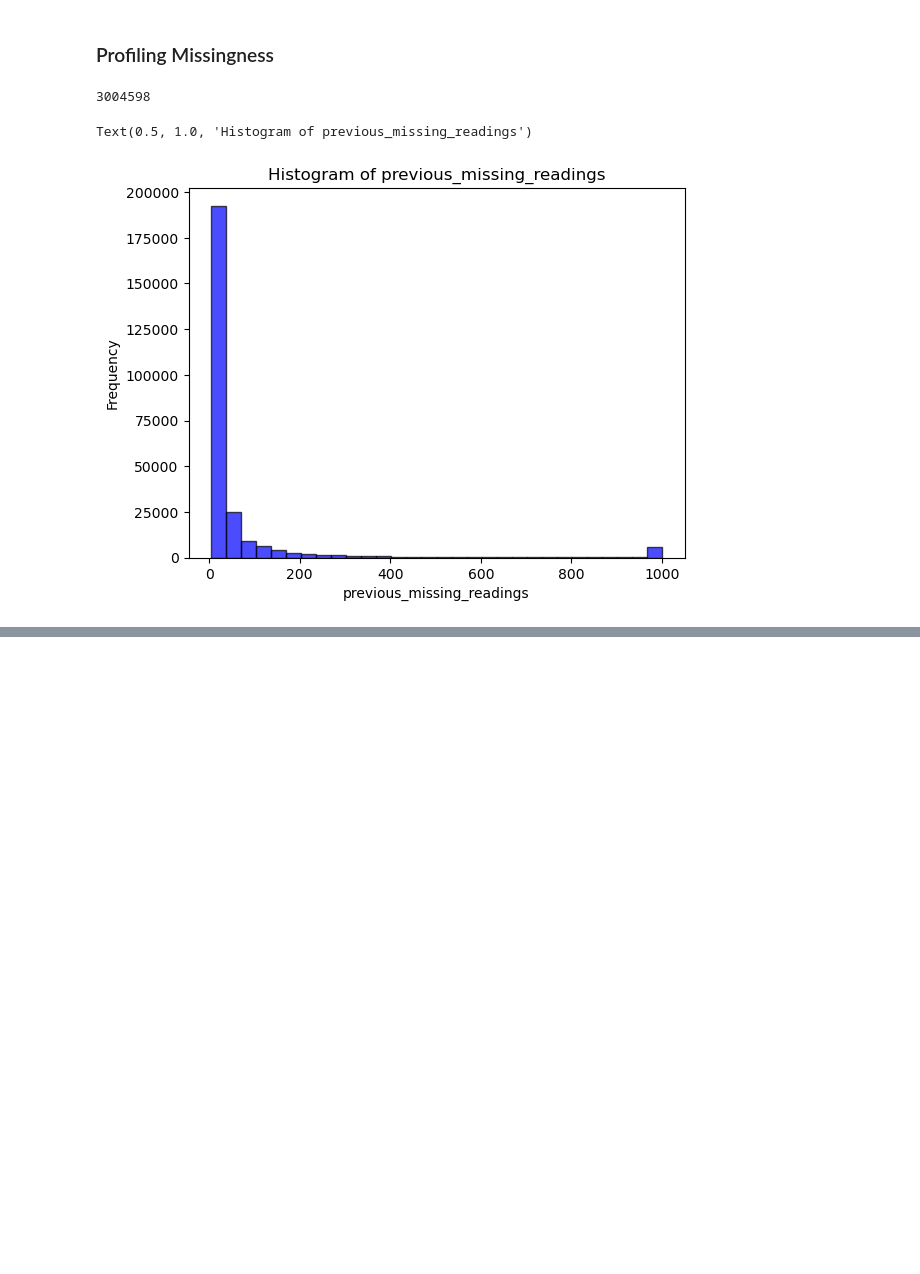
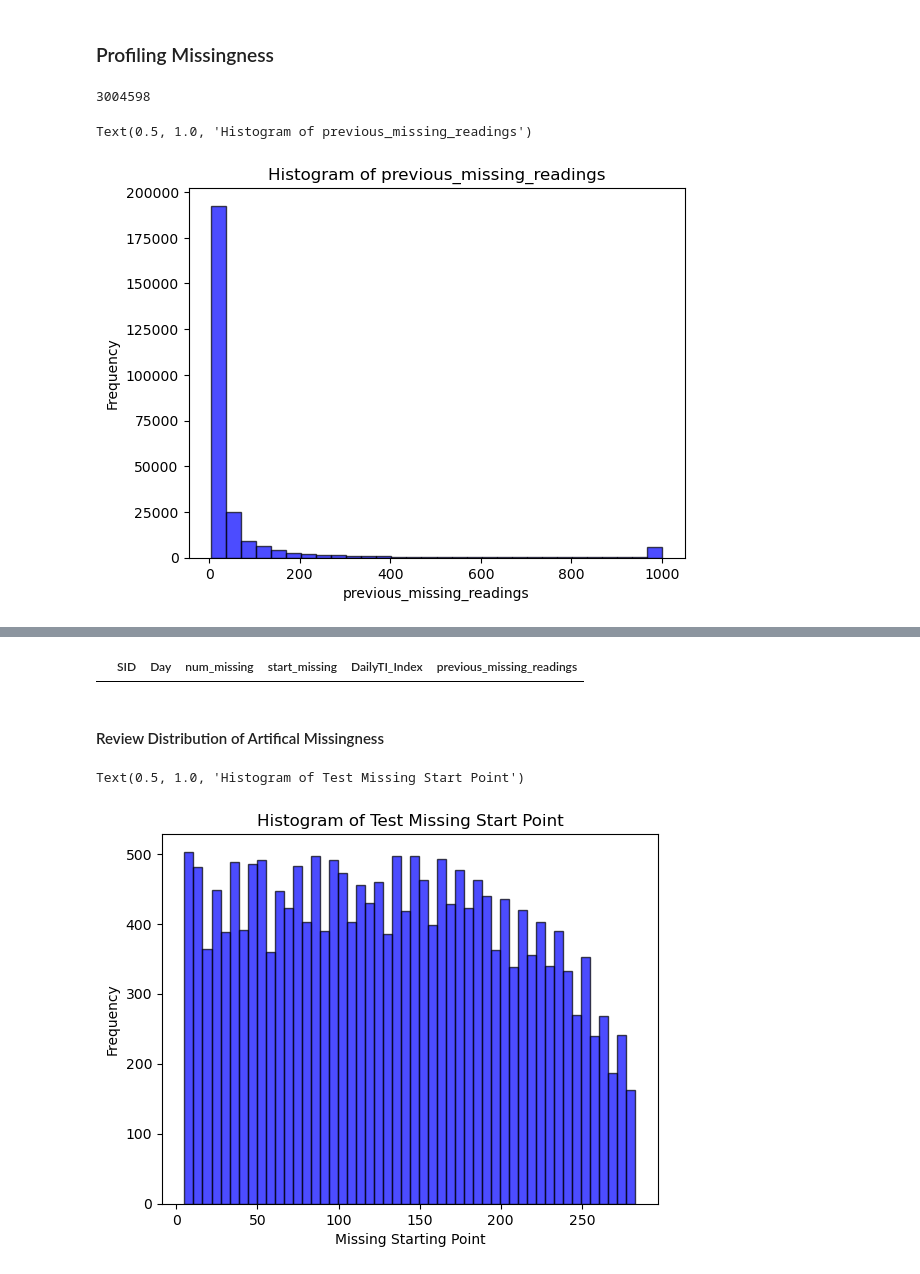
Before and after one commit to sfissel/CGM-Capstone, a Jupyter notebook: EDA/Glucose_Data_Cleaning.ipynb, the cells around one changed output, grey strips where cells are left out. Drawn from its saved outputs; the diff is of its cells as text; code cells hidden in the pictures; blank space fills up the shorter version.

```diff
--- a/EDA/Glucose_Data_Cleaning.ipynb
+++ b/EDA/Glucose_Data_Cleaning.ipynb
@@ -218,0 +280,4 @@ missing_pct_interest.write_csv('./test_weights.csv')
+# %%
+missing_distribution = missing_distribution.groupby('missing_counts').sum().reset_index()
+# %%
+num_missing_assignments = np.random.choice(missing_distribution['missing_counts'].to_list(), size=len(test_combinations), p=missing_distribution['frequency'].to_list())
@@ -218,0 +286,5 @@ missing_pct_interest.write_csv('./test_weights.csv')
+# %%
+start_missing = [random.randint(5, 287 - num_missing) for num_missing in num_missing_assignments]
+# %%
+test_combinations['num_missing'] = num_missing_assignments
+test_combinations['start_missing'] = start_missing
@@ -218,0 +430,20 @@ missing_pct_interest.write_csv('./test_weights.csv')
+# %%
+checking[checking['previous_missing_readings'].isna()]
+# %% [output]
+|  | SID | Day | num_missing | start_missing | DailyTI_Index | previous_missing_readings |
+# %% [markdown]
+#### Review Distribution of Artifical Missingness
+# %%
+# create data for a histogram by converting to Numpy
+hist_data = test_combinations['start_missing'].to_numpy()
+
+# Plot a histogram using matplotlib
+plt.hist(hist_data, bins=50, alpha=0.7, color='blue', edgecolor='black')
+
+# Add labels and title
+plt.xlabel('Missing Starting Point')
+plt.ylabel('Frequency')
+plt.title('Histogram of Test Missing Start Point')
+# %% [output]
+Text(0.5, 1.0, 'Histogram of Test Missing Start Point')
+[figure, added]
```
Also changed, not shown: parts of 43 cells of this notebook.
